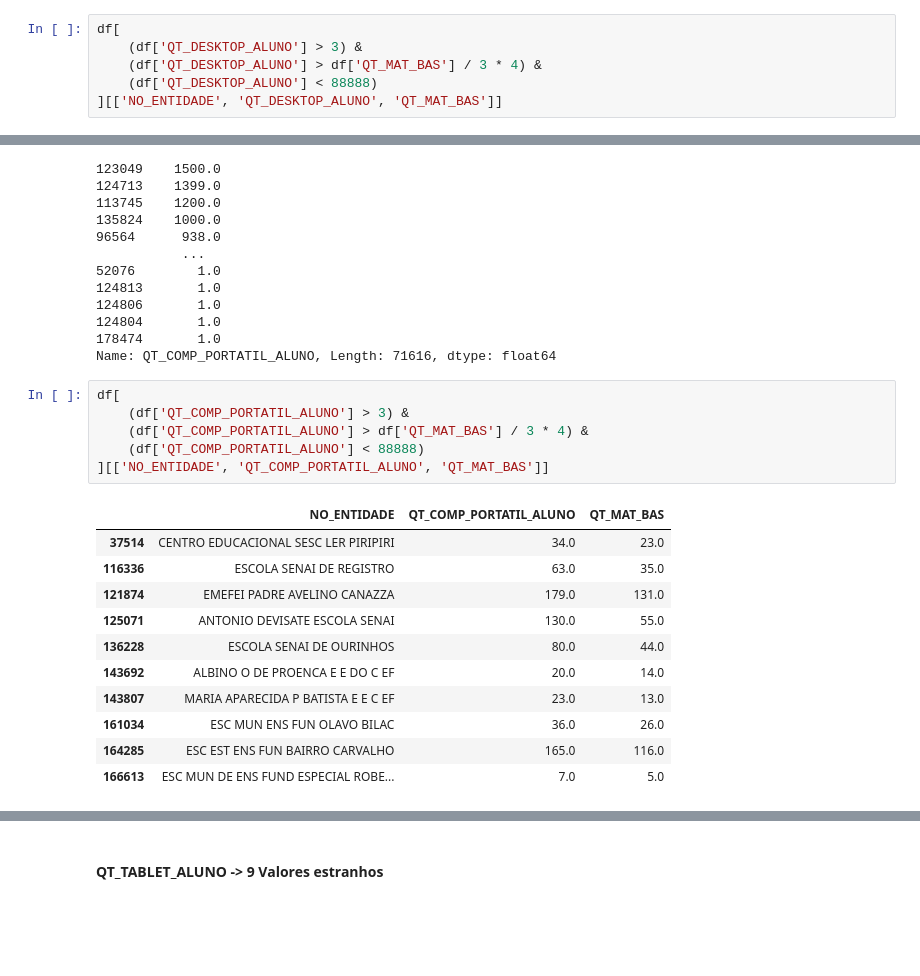
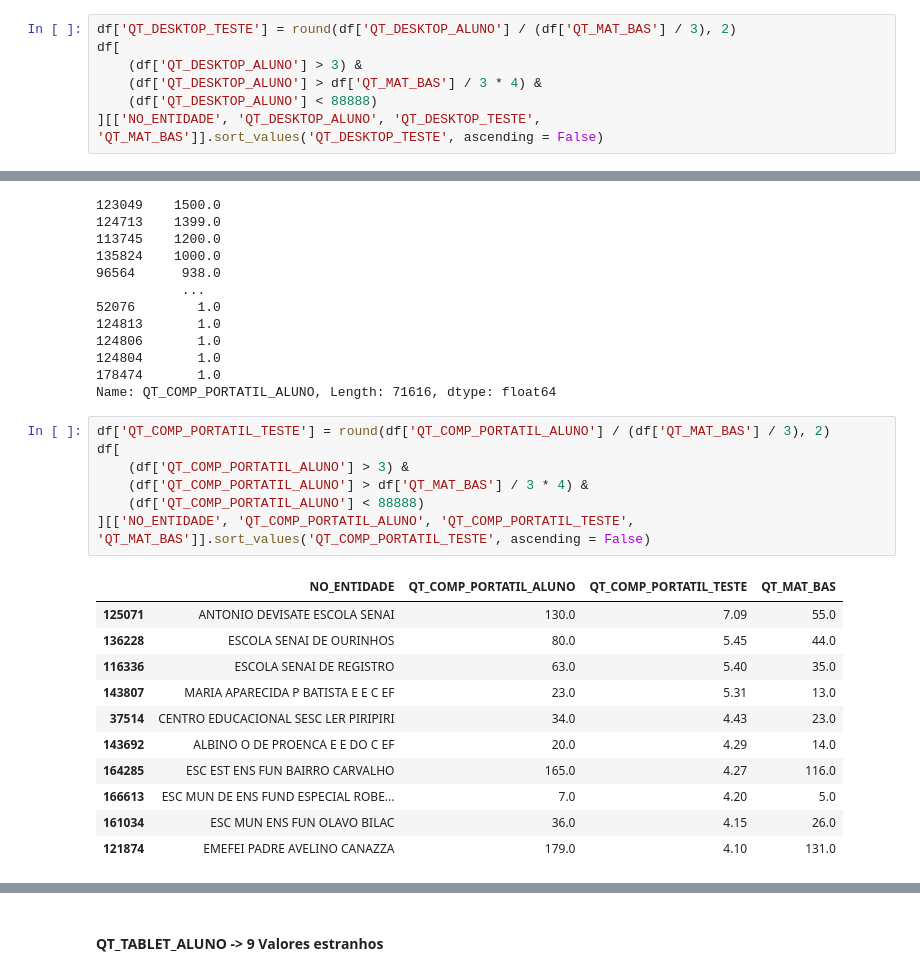
Before and after one commit to CinthiaNagahama/DCD_Rendimento_Escolar, a Jupyter notebook: explore.ipynb, the cells around one changed output, grey strips where cells are left out. Cells and saved outputs as stored; diff of their text form; blank space fills up the shorter version.

```diff
--- a/explore.ipynb
+++ b/explore.ipynb
@@ -2318,9 +2762,10 @@ df[(df['QT_DESKTOP_ALUNO'] > 0) & (df['QT_DESKTOP_ALUNO'] < 88888)]['QT_DESKTOP_
 70966        1.0
 Name: QT_DESKTOP_ALUNO, Length: 83906, dtype: float64
 # %%
+df['QT_DESKTOP_TESTE'] = round(df['QT_DESKTOP_ALUNO'] / (df['QT_MAT_BAS'] / 3), 2)
 df[
     (df['QT_DESKTOP_ALUNO'] > 3) &
     (df['QT_DESKTOP_ALUNO'] > df['QT_MAT_BAS'] / 3 * 4) &
     (df['QT_DESKTOP_ALUNO'] < 88888)
-][['NO_ENTIDADE', 'QT_DESKTOP_ALUNO', 'QT_MAT_BAS']]
+][['NO_ENTIDADE', 'QT_DESKTOP_ALUNO', 'QT_DESKTOP_TESTE', 'QT_MAT_BAS']].sort_values('QT_DESKTOP_TESTE', ascending = False)
 # %% [output]
@@ -2379,20 +2846,21 @@ df[(df['QT_COMP_PORTATIL_ALUNO'] > 0) & (df['QT_COMP_PORTATIL_ALUNO'] < 88888)][
 178474       1.0
 Name: QT_COMP_PORTATIL_ALUNO, Length: 71616, dtype: float64
 # %%
+df['QT_COMP_PORTATIL_TESTE'] = round(df['QT_COMP_PORTATIL_ALUNO'] / (df['QT_MAT_BAS'] / 3), 2)
 df[
     (df['QT_COMP_PORTATIL_ALUNO'] > 3) &
     (df['QT_COMP_PORTATIL_ALUNO'] > df['QT_MAT_BAS'] / 3 * 4) &
     (df['QT_COMP_PORTATIL_ALUNO'] < 88888)
-][['NO_ENTIDADE', 'QT_COMP_PORTATIL_ALUNO', 'QT_MAT_BAS']]
+][['NO_ENTIDADE', 'QT_COMP_PORTATIL_ALUNO', 'QT_COMP_PORTATIL_TESTE', 'QT_MAT_BAS']].sort_values('QT_COMP_PORTATIL_TESTE', ascending = False)
 # %% [output]
-|  | NO_ENTIDADE | QT_COMP_PORTATIL_ALUNO | QT_MAT_BAS |
-| 37514 | CENTRO EDUCACIONAL SESC LER PIRIPIRI | 34.0 | 23.0 |
-| 116336 | ESCOLA SENAI DE REGISTRO | 63.0 | 35.0 |
-| 121874 | EMEFEI PADRE AVELINO CANAZZA | 179.0 | 131.0 |
-| 125071 | ANTONIO DEVISATE ESCOLA SENAI | 130.0 | 55.0 |
-| 136228 | ESCOLA SENAI DE OURINHOS | 80.0 | 44.0 |
-| 143692 | ALBINO O DE PROENCA E E DO C EF | 20.0 | 14.0 |
-| 143807 | MARIA APARECIDA P BATISTA E E C EF | 23.0 | 13.0 |
-| 161034 | ESC MUN ENS FUN OLAVO BILAC | 36.0 | 26.0 |
-| 164285 | ESC EST ENS FUN BAIRRO CARVALHO | 165.0 | 116.0 |
-| 166613 | ESC MUN DE ENS FUND ESPECIAL ROBE... | 7.0 | 5.0 |
+|  | NO_ENTIDADE | QT_COMP_PORTATIL_ALUNO | QT_COMP_PORTATIL_TESTE | QT_MAT_BAS |
+| 125071 | ANTONIO DEVISATE ESCOLA SENAI | 130.0 | 7.09 | 55.0 |
+| 136228 | ESCOLA SENAI DE OURINHOS | 80.0 | 5.45 | 44.0 |
+| 116336 | ESCOLA SENAI DE REGISTRO | 63.0 | 5.40 | 35.0 |
+| 143807 | MARIA APARECIDA P BATISTA E E C EF | 23.0 | 5.31 | 13.0 |
+| 37514 | CENTRO EDUCACIONAL SESC LER PIRIPIRI | 34.0 | 4.43 | 23.0 |
+| 143692 | ALBINO O DE PROENCA E E DO C EF | 20.0 | 4.29 | 14.0 |
+| 164285 | ESC EST ENS FUN BAIRRO CARVALHO | 165.0 | 4.27 | 116.0 |
+| 166613 | ESC MUN DE ENS FUND ESPECIAL ROBE... | 7.0 | 4.20 | 5.0 |
+| 161034 | ESC MUN ENS FUN OLAVO BILAC | 36.0 | 4.15 | 26.0 |
+| 121874 | EMEFEI PADRE AVELINO CANAZZA | 179.0 | 4.10 | 131.0 |
```
Also changed, not shown: parts of 288 cells of this notebook.
